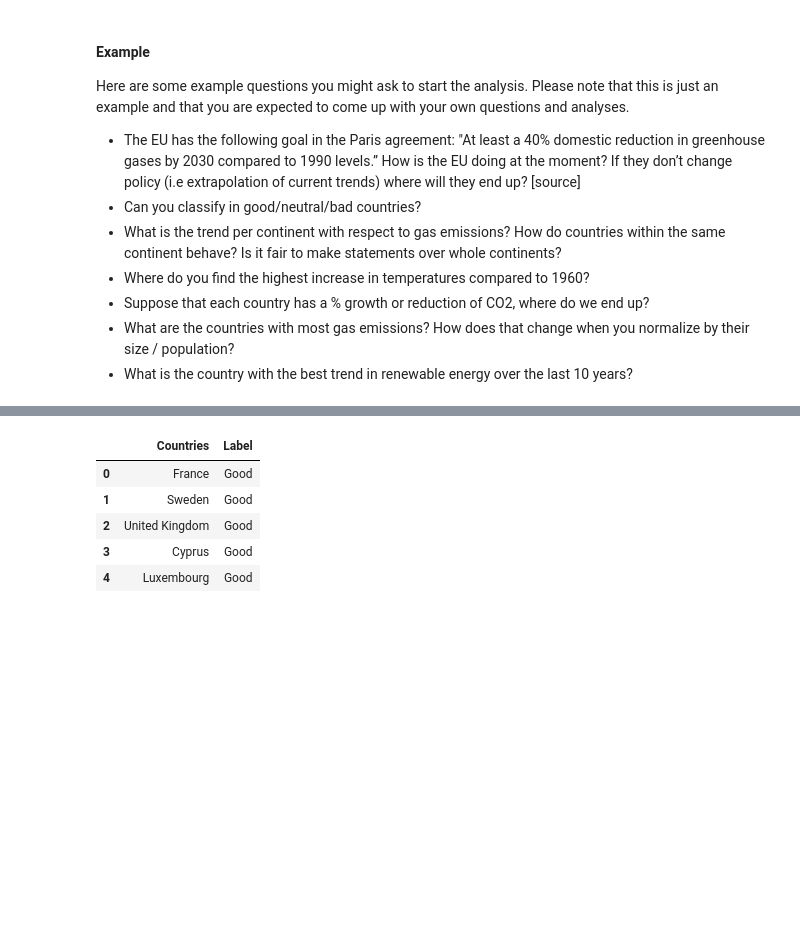
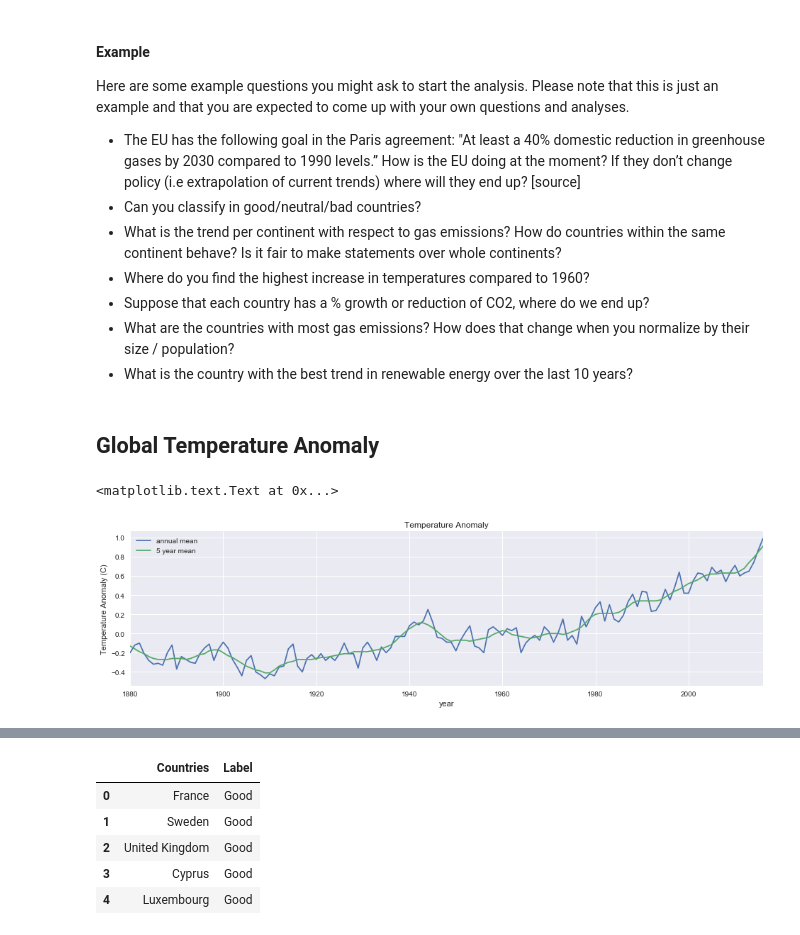
Before and after one commit to anggairawan/EPA1333, a Jupyter notebook: notebook/Final_Assignment/FA_add_more_years.ipynb, the cells around one changed output, grey strips where cells are left out. Saved outputs shown, nothing was run; the diff lists cells and outputs as text; code cells hidden in the pictures; blank space fills up the shorter version.

```diff
--- a/notebook/Final_Assignment/FA_add_more_years.ipynb
+++ b/notebook/Final_Assignment/FA_add_more_years.ipynb
@@ -118,3 +130,17 @@ Here are some example questions you might ask to start the analysis. Please note
 * Suppose that each country has a % growth or reduction of CO2, where do we end up?
 * What are the countries with most gas emissions? How does that change when you normalize by their size / population?
 * What is the country with the best trend in renewable energy over the last 10 years?
+# %% [markdown]
+## Global Temperature Anomaly
+# %%
+df_tempe = pd.read_csv('647_Global_Temperature_Data_File.txt', sep="     ",
+                   names=['year', 'annual mean', '5 year mean'],
+                   index_col = 'year',
+                   engine='python')
+# %%
+df_tempe.plot(figsize = (16,4))
+plt.ylabel('Temperature Anomaly (C)')
+plt.title('Temperature Anomaly')
+# %% [output]
+<matplotlib.text.Text at 0x...>
+[figure, added]
```
Also changed, not shown: parts of 52 cells of this notebook, 1 other file.
